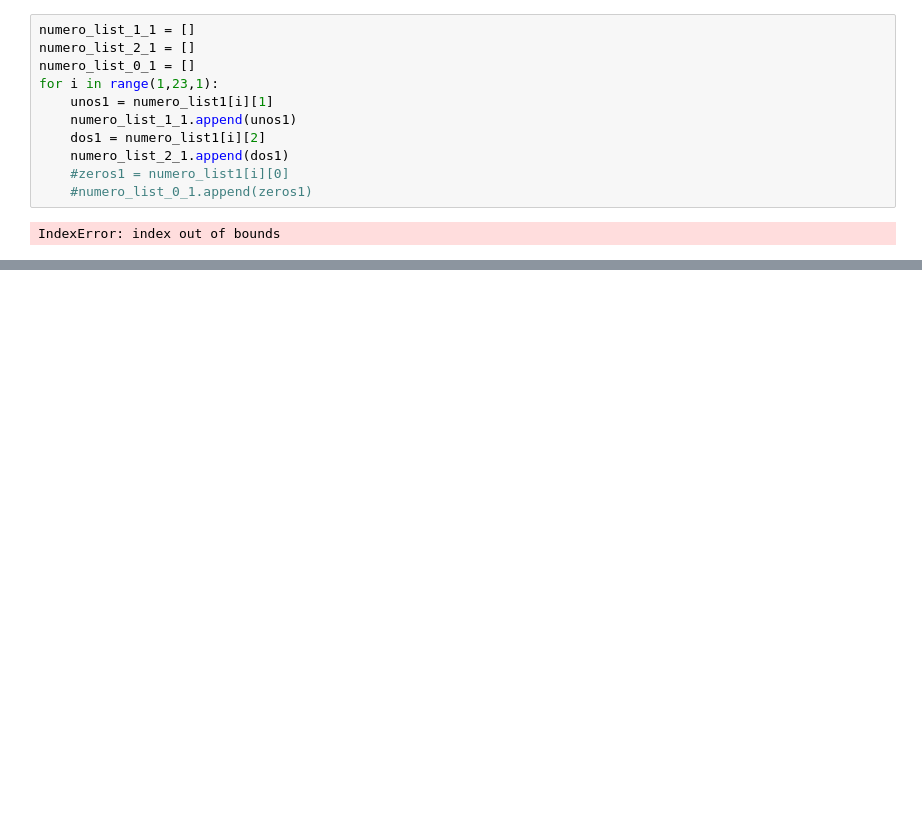
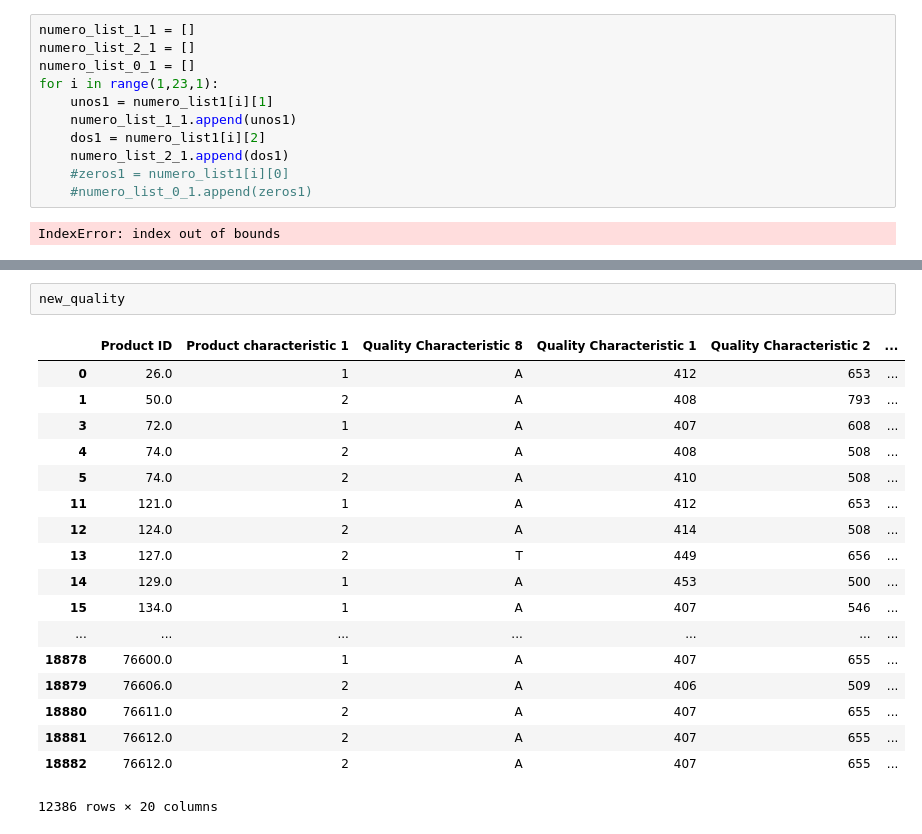
Before and after one commit to jetsaltydog/MINI_project, a Jupyter notebook: mini_data3.ipynb, the cells around one changed output, grey strips where cells are left out. Saved outputs shown, nothing was run; the diff lists cells and outputs as text; blank space fills up the shorter version.

```diff
--- a/mini_data3.ipynb
+++ b/mini_data3.ipynb
@@ -524,0 +648,21 @@ QR2_1=plt.plot(numero_list_2_1, label="QR2")
+# %%
+new_quality
+# %% [output]
+|  | Product ID | Product characteristic 1 | Quality Characteristic 8 | Quality Characteristic 1 | Quality Characteristic 2 | ... |
+| 0 | 26.0 | 1 | A | 412 | 653 | ... |
+| 1 | 50.0 | 2 | A | 408 | 793 | ... |
+| 3 | 72.0 | 1 | A | 407 | 608 | ... |
+| 4 | 74.0 | 2 | A | 408 | 508 | ... |
+| 5 | 74.0 | 2 | A | 410 | 508 | ... |
+| 11 | 121.0 | 1 | A | 412 | 653 | ... |
+| 12 | 124.0 | 2 | A | 414 | 508 | ... |
+| 13 | 127.0 | 2 | T | 449 | 656 | ... |
+| 14 | 129.0 | 1 | A | 453 | 500 | ... |
+| 15 | 134.0 | 1 | A | 407 | 546 | ... |
+| ... | ... | ... | ... | ... | ... | ... |
+| 18878 | 76600.0 | 1 | A | 407 | 655 | ... |
+| 18879 | 76606.0 | 2 | A | 406 | 509 | ... |
+| 18880 | 76611.0 | 2 | A | 407 | 655 | ... |
+| 18881 | 76612.0 | 2 | A | 407 | 655 | ... |
+| 18882 | 76612.0 | 2 | A | 407 | 655 | ... |
+12386 rows × 20 columns
```
Also changed, not shown: parts of 30 cells of this notebook.
